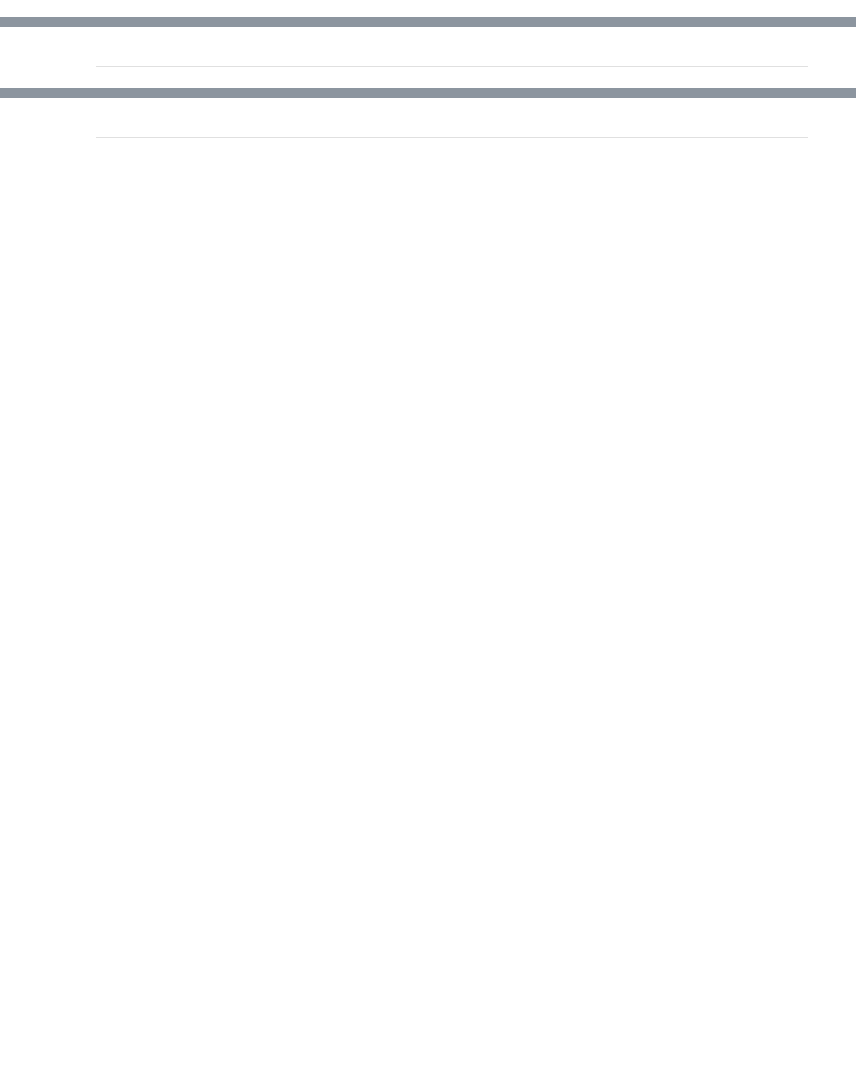
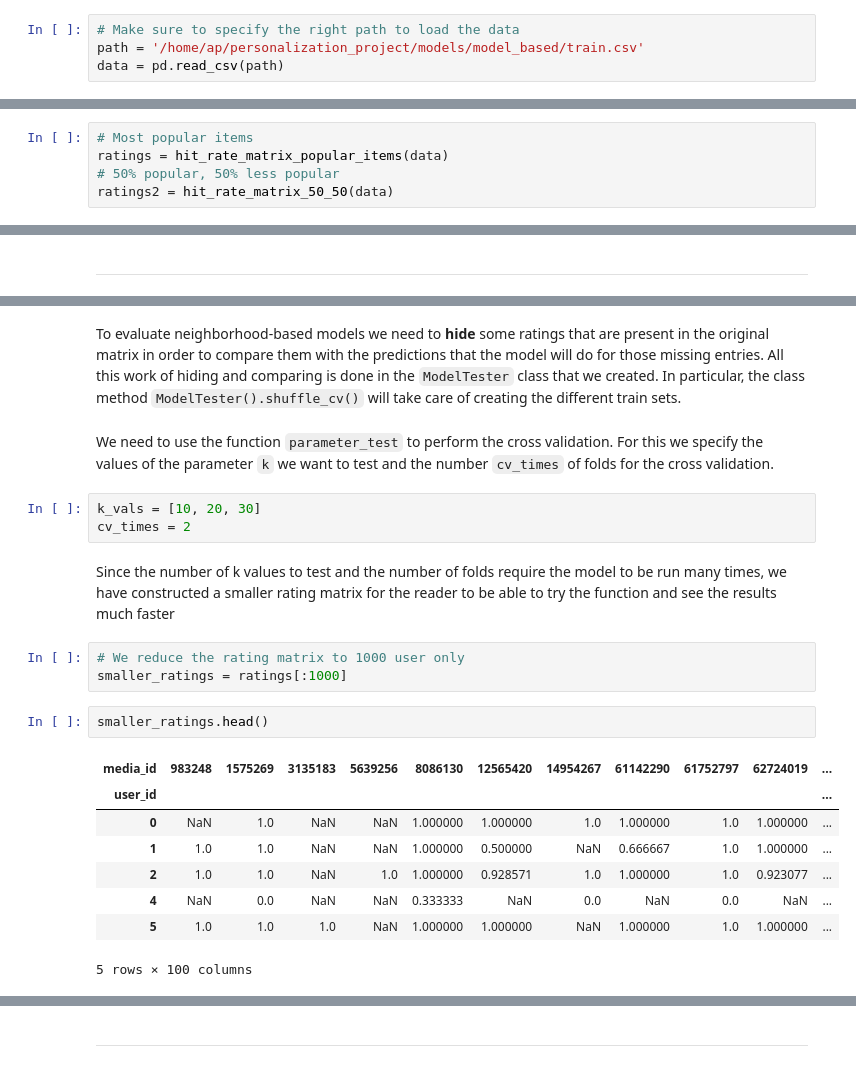
Before and after one commit to J-FSchneider/personalization_project-1, a Jupyter notebook: notebooks/final_report.ipynb, the cells around one changed output, grey strips where cells are left out. Cells and saved outputs as stored; diff of their text form; blank space fills up the shorter version.

```diff
--- a/notebooks/final_report.ipynb
+++ b/notebooks/final_report.ipynb
@@ -33,0 +74,4 @@ Our approach is to build two models. One neighborhood collaborative filtering re
+# %%
+# Make sure to specify the right path to load the data
+path = '/home/ap/personalization_project/models/model_based/train.csv'
+data = pd.read_csv(path)
@@ -55,0 +144,5 @@ ratings2 = matrix_creation.hit_rate_matrix_50_50(data)
+# %%
+# Most popular items
+ratings = hit_rate_matrix_popular_items(data)
+# 50% popular, 50% less popular
+ratings2 = hit_rate_matrix_50_50(data)
@@ -131,0 +317,24 @@ AME: 0.449503257352
+# %% [markdown]
+To evaluate neighborhood-based models we need to **hide** some ratings that are present in the original matrix in order to compare them with the predictions that the model will do for those missing entries.
+All this work of hiding and comparing is done in the `ModelTester` class that we created. In particular, the class method `ModelTester().shuffle_cv()` will take care of creating the different train sets.
+# %% [markdown]
+We need to use the function `parameter_test` to perform the cross validation. For this we specify the values of the parameter `k` we want to test and the number `cv_times` of folds for the cross validation.
+# %%
+k_vals = [10, 20, 30]
+cv_times = 2
+# %% [markdown]
+Since the number of k values to test and the number of folds require the model to be run many times, we have constructed a smaller rating matrix for the reader to be able to try the function and see the results much faster
+# %%
+# We reduce the rating matrix to 1000 user only
+smaller_ratings = ratings[:1000]
+# %%
+smaller_ratings.head()
+# %% [output]
+| media_id | 983248 | 1575269 | 3135183 | 5639256 | 8086130 | 12565420 | 14954267 | 61142290 | 61752797 | 62724019 | ... |
+| user_id |  |  |  |  |  |  |  |  |  |  | ... |
+| 0 | NaN | 1.0 | NaN | NaN | 1.000000 | 1.000000 | 1.0 | 1.000000 | 1.0 | 1.000000 | ... |
+| 1 | 1.0 | 1.0 | NaN | NaN | 1.000000 | 0.500000 | NaN | 0.666667 | 1.0 | 1.000000 | ... |
+| 2 | 1.0 | 1.0 | NaN | 1.0 | 1.000000 | 0.928571 | 1.0 | 1.000000 | 1.0 | 0.923077 | ... |
+| 4 | NaN | 0.0 | NaN | NaN | 0.333333 | NaN | 0.0 | NaN | 0.0 | NaN | ... |
+| 5 | 1.0 | 1.0 | 1.0 | NaN | 1.000000 | 1.000000 | NaN | 1.000000 | 1.0 | 1.000000 | ... |
+5 rows × 100 columns
```
Also changed, not shown: parts of 138 cells of this notebook, 21 other files.
